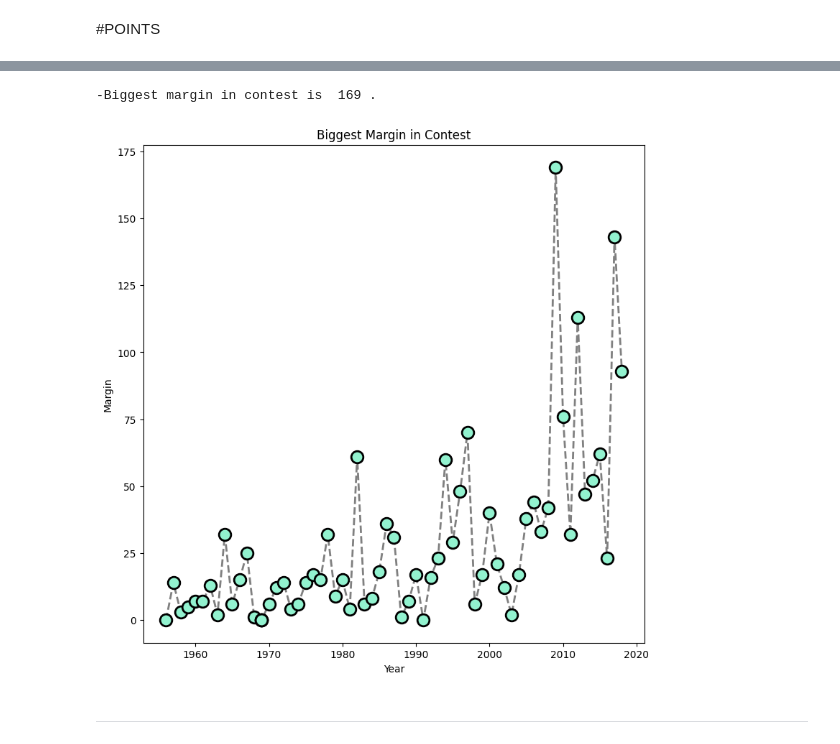
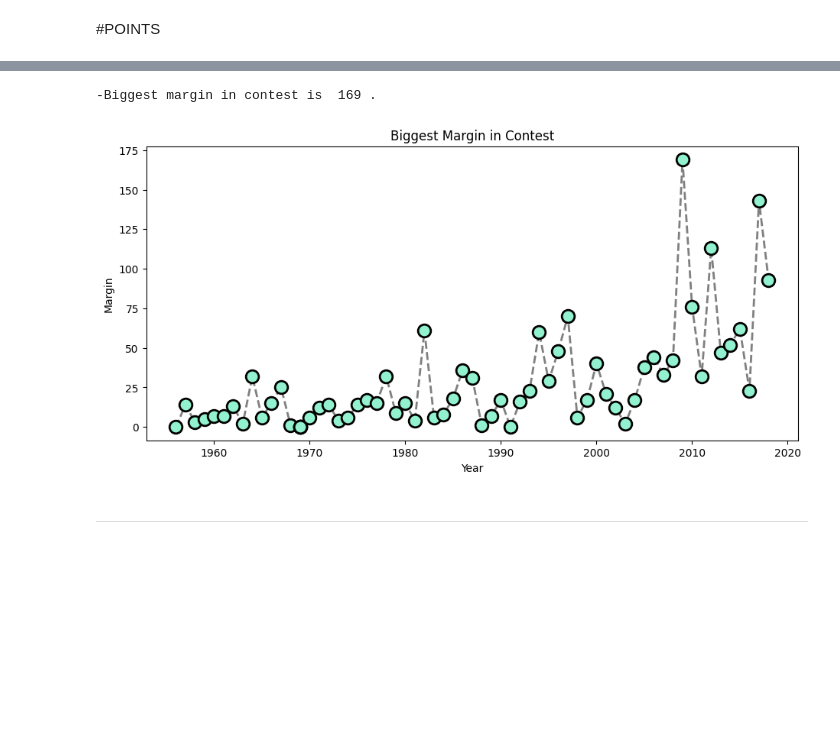
Before and after one commit to sedataskan/eurovision, a Jupyter notebook: eurovision.ipynb, the cells around one changed output, grey strips where cells are left out. Cells and saved outputs as stored; diff of their text form; code cells hidden in the pictures; blank space fills up the shorter version.

```diff
--- a/eurovision.ipynb
+++ b/eurovision.ipynb
@@ -151,29 +183,29 @@ print("-The winner of Turkey is ", artist," with the song ", song," in ", year,"
 # %%
 #find the max margin between winner and runner-up
 
 df = points.copy()
 
-fig = plt.figure(figsize=(9, 9))
+fig = plt.figure(figsize=(11, 5))
 
 y = df['Margin'].replace('Not announced', "0").replace('No runner-up', "0").astype(int)
 
 x = df['Year']
 
 print("-Biggest margin in contest is ", y.max(), ".")
 
 y.nunique()
 
 ax = plt.plot(x,y,color='grey', marker='o', linestyle='dashed', linewidth=2, markersize=12, markeredgecolor= "black", markerfacecolor='#92F2CF', markeredgewidth=2, zorder=2)
 
 
 plt.title("Biggest Margin in Contest")
 plt.xlabel("Year")
 plt.ylabel("Margin")
 
 plt.show()
 # %% [output]
 -Biggest margin in contest is  169 .
-[figure, old version]
+[figure, new version]
 # %% [markdown]
 --------------------------
 # %% [markdown]
```
Also changed, not shown: parts of 7 cells of this notebook, 1 other file.
